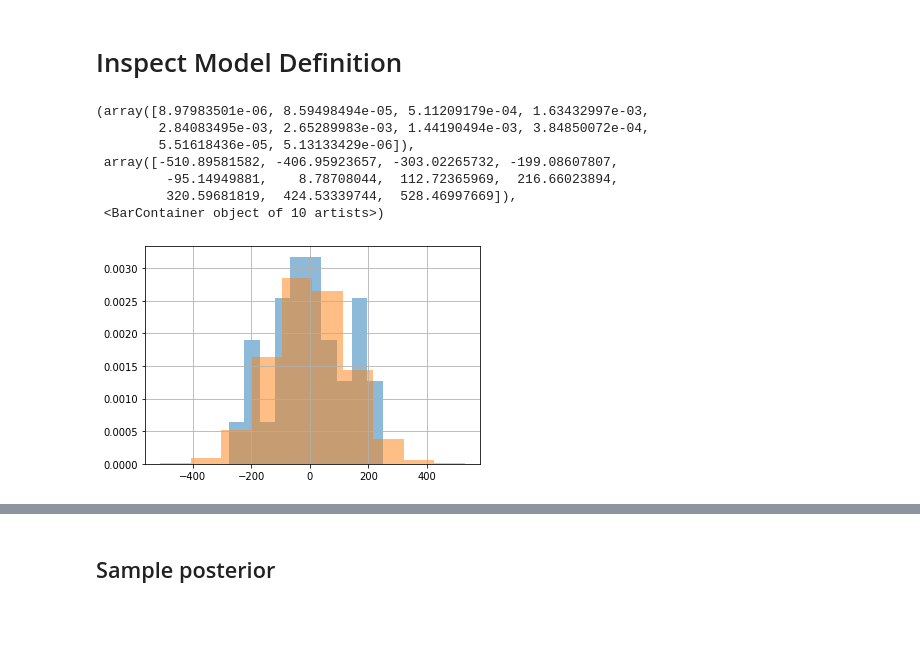
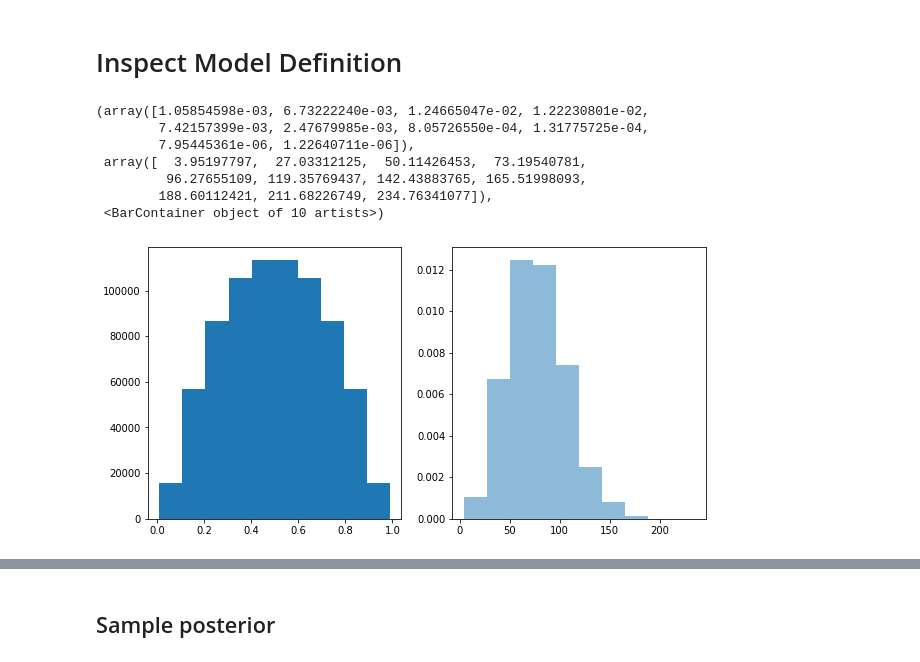
Before and after one commit to dantegates/mlb-statcast, a Jupyter notebook: 2021-postseason-projections.ipynb, the cells around one changed output, grey strips where cells are left out. Cells and saved outputs as stored; diff of their text form; code cells hidden in the pictures; blank space fills up the shorter version.

```diff
--- a/2021-postseason-projections.ipynb
+++ b/2021-postseason-projections.ipynb
@@ -188,0 +238,19 @@ AssertionError: predict total run differential
+# %%
+d.sort_values(['home_team_id', 'date'], inplace=True)
+d['series_begin'] = (
+    d.groupby('home_team_id').away_team_id.diff().ne(0)
+).astype(int)
+d['series_number'] = d.groupby('home_team_id').series_begin.cumsum()
+# %%
+X = d.groupby(['home_team_id', 'team1', 'away_team_id', 'team2', 'series_number']).agg({
+    'home_team_win': 'sum',
+    'away_team_win': 'sum',
+    'total_games': 'size',
+    'date': 'min',
+}).reset_index()
+
+X['t'] = (X.date - X.date.min()).dt.days + 1
+
+X.sort_values(['date', 'home_team_id'], inplace=True)
+
+X
@@ -343,17 +357,19 @@ with pm.Model() as model:
 # %% [markdown]
 # Inspect Model Definition
 # %%
+fig, axs = plt.subplots(1, 2, figsize=(10, 5))
+
 with model:
     prior = pm.sample_prior_predictive()
 
-y_season_differential.hist(density=True, alpha=.5)
-plt.hist(prior['μ'].ravel(), density=True, alpha=.5)
+axs[0].hist(prior['p'].ravel())
+axs[1].hist(prior['μ'].ravel(), density=True, alpha=.5)
 # %% [output]
-(array([8.97983501e-06, 8.59498494e-05, 5.11209179e-04, 1.63432997e-03,
-        2.84083495e-03, 2.65289983e-03, 1.44190494e-03, 3.84850072e-04,
-        5.51618436e-05, 5.13133429e-06]),
- array([-510.89581582, -406.95923657, -303.02265732, -199.08607807,
-         -95.14949881,    8.78708044,  112.72365969,  216.66023894,
-         320.59681819,  424.53339744,  528.46997669]),
+(array([1.05854598e-03, 6.73222240e-03, 1.24665047e-02, 1.22230801e-02,
+        7.42157399e-03, 2.47679985e-03, 8.05726550e-04, 1.31775725e-04,
+        7.95445361e-06, 1.22640711e-06]),
+ array([  3.95197797,  27.03312125,  50.11426453,  73.19540781,
+         96.27655109, 119.35769437, 142.43883765, 165.51998093,
+        188.60112421, 211.68226749, 234.76341077]),
  <BarContainer object of 10 artists>)
-[figure, old version]
+[figure, new version]
```
Also changed, not shown: parts of 38 cells of this notebook, 1 other file.
